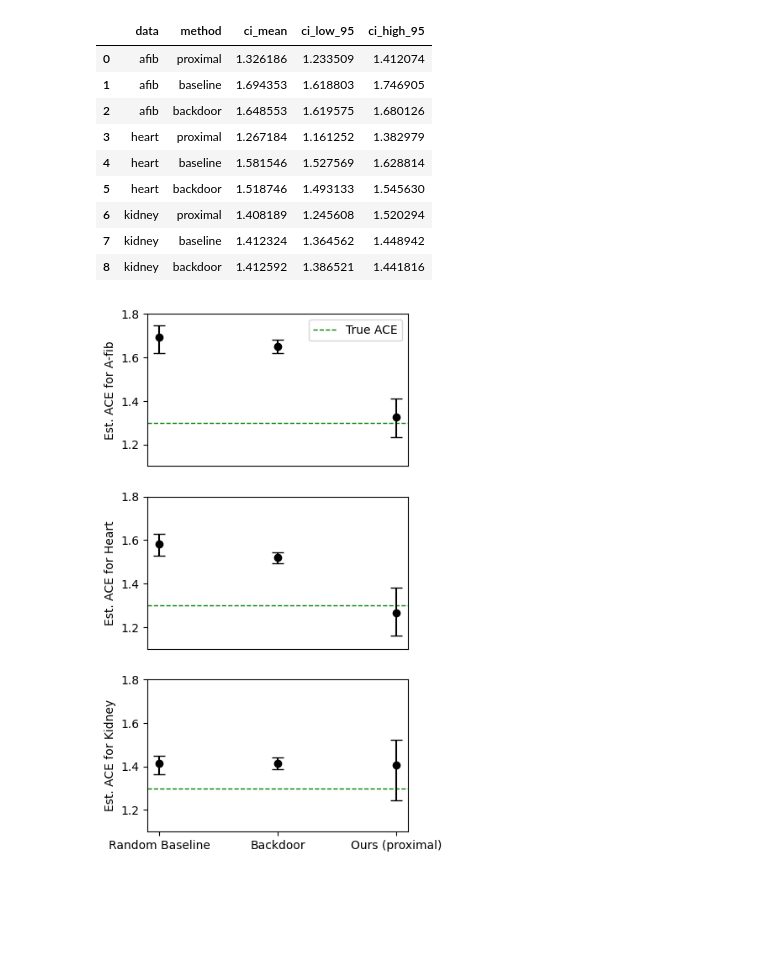
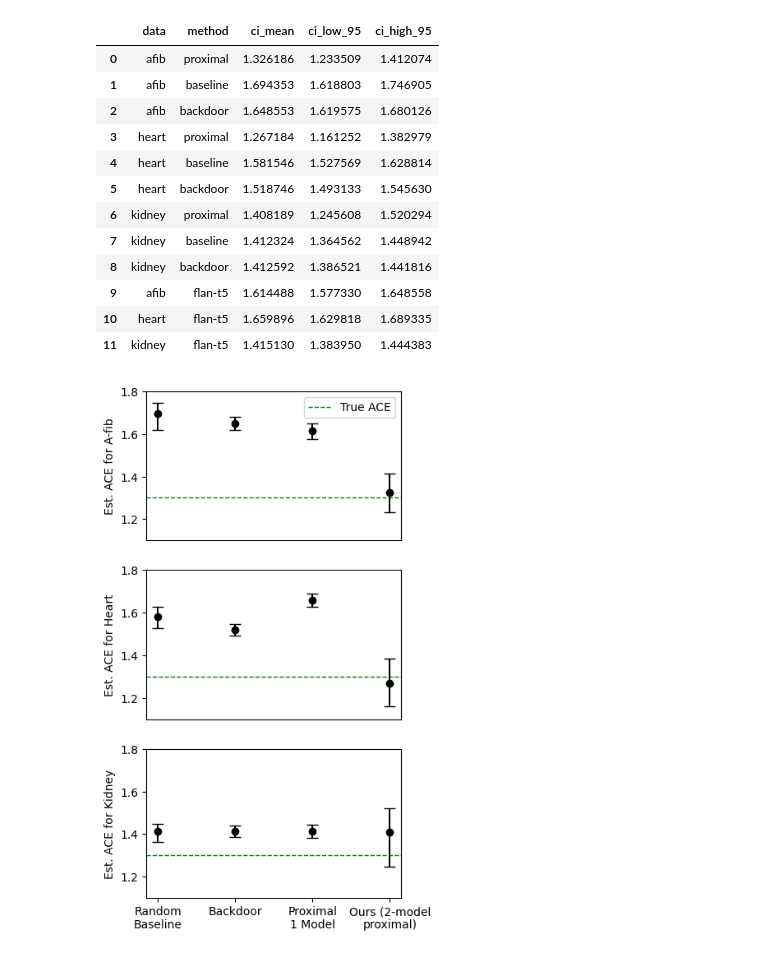
Before and after one commit to jacobmchen/proximal_w_nlp, a Jupyter notebook: katie_plots/ci_plot.ipynb, the cells around one changed output. Drawn from its saved outputs; the diff is of its cells as text; code cells hidden in the pictures; blank space fills up the shorter version.

Commit message:
updated plots

```diff
--- a/katie_plots/ci_plot.ipynb
+++ b/katie_plots/ci_plot.ipynb
@@ -5,7 +5,7 @@ import pandas as pd
 import matplotlib.pyplot as plt
 import numpy as np
 # %%
-with open('3_column_plot_data.pkl', 'rb') as file:
+with open('4_column_plot_data.pkl', 'rb') as file:
     results = pickle.load(file)
 # %%
 df = pd.DataFrame(results)
@@ -21,44 +21,47 @@ df
 | 6 | kidney | proximal | 1.408189 | 1.245608 | 1.520294 |
 | 7 | kidney | baseline | 1.412324 | 1.364562 | 1.448942 |
 | 8 | kidney | backdoor | 1.412592 | 1.386521 | 1.441816 |
+| 9 | afib | flan-t5 | 1.614488 | 1.577330 | 1.648558 |
+| 10 | heart | flan-t5 | 1.659896 | 1.629818 | 1.689335 |
+| 11 | kidney | flan-t5 | 1.415130 | 1.383950 | 1.444383 |
 # %%
 data_order = ["afib", "heart", "kidney"]
 data_labels_clean = ["Est. ACE for "+x for x in ["A-fib", "Heart", "Kidney"]]
-method_order = ["baseline", "backdoor", "proximal"]
-method_order_clean_labels = ["Random Baseline", "Backdoor", "Ours (proximal)"]
+method_order = ["baseline", "backdoor", "flan-t5", "proximal"]
+method_order_clean_labels = ["Random\nBaseline", "Backdoor", "Proximal\n1 Model", "Ours (2-model\nproximal)"]
 true_ace = 1.3
 # %%
 fig, axs = plt.subplots(3, 1, figsize=(4, 8))
 for ax_no, ax in enumerate(axs):
     data_subset = df.loc[df["data"] == data_order[ax_no]]
 
     #Y-label
     ax.set_ylabel(data_labels_clean[ax_no])
 
     #Put in the true value
     ax.axhline(y=true_ace, color='green', linewidth=1, label="True ACE", linestyle='--')
 
     #Other cleanup
     ax.set_ylim(1.1, 1.8)
 
-    for method_no in range(3):
+    for method_no in range(len(method_order)):
         method_subset = data_subset.loc[data_subset["method"] == method_order[method_no]]
         mean = method_subset["ci_mean"].iloc[0]
         lower = method_subset["ci_low_95"].iloc[0]
         upper = method_subset["ci_high_95"].iloc[0]
         error = np.array([mean - lower, upper - mean]).reshape(-1, 1)
 
         ax.errorbar(method_no, mean, yerr=error, fmt='o', capsize=5, color='black')
 
     if ax_no == 0:
         ax.legend()
 
     # Put in xtick labels for the last one but not others
-    if ax_no == len(method_order)-1:
-        ax.set_xticks([0, 1, 2])
+    if ax_no == len(data_order)-1:
+        ax.set_xticks([0, 1, 2, 3])
         ax.set_xticklabels(method_order_clean_labels)
     else:
         ax.set_xticks([])
         ax.set_xticklabels([])
 # %% [output]
-[figure, old version]
+[figure, new version]
```
Also changed, not shown: 4 other files.
